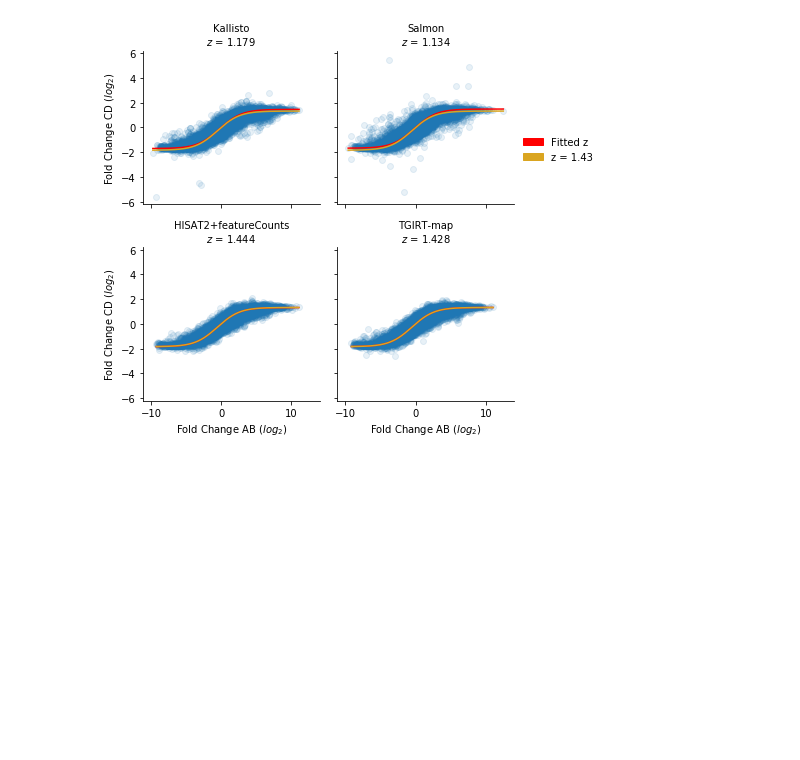
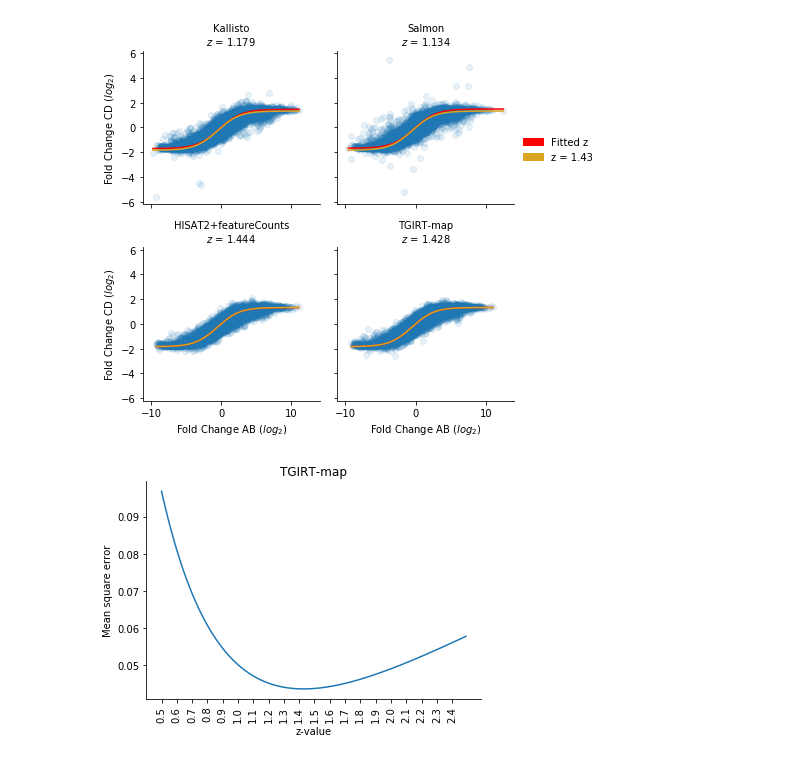
Before and after one commit to wckdouglas/tgirt_benchmark, a Jupyter notebook: find_DE/fit_z.ipynb, the cells around one changed output. Drawn from its saved outputs; the diff is of its cells as text; code cells hidden in the pictures; blank space fills up the shorter version.

```diff
--- a/find_DE/fit_z.ipynb
+++ b/find_DE/fit_z.ipynb
@@ -147,3 +147,19 @@ p.set_axis_labels('Fold Change AB ($log_2$)',
 # %% [output]
 <seaborn.axisgrid.FacetGrid at 0x...>
 [figure]
+# %%
+fig = plt.figure()
+ax = fig.add_subplot(111)
+x = np.arange(0.5,2.5,0.01)
+
+ax.plot(x, [optim_func(z, map_d.AB, map_d.log2_CD) for z in x])
+ax.set_xlabel('z-value')
+ax.set_title(map_type)
+ax.set_ylabel('Mean square error')
+
+xt_intv = np.arange(0.5,2.5,0.1)
+xt = ax.set_xticks(xt_intv)
+xt = ax.set_xticklabels(xt_intv, rotation = 90)
+sns.despine()
+# %% [output]
+[figure, added]
```
Also changed, not shown: 16 other files.
